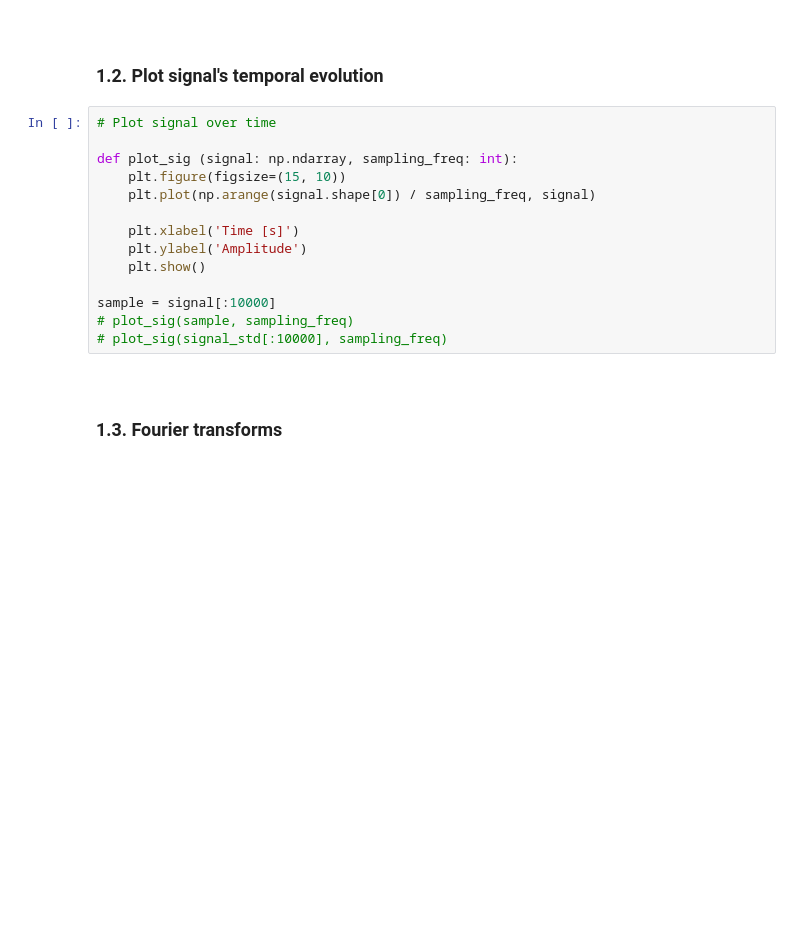
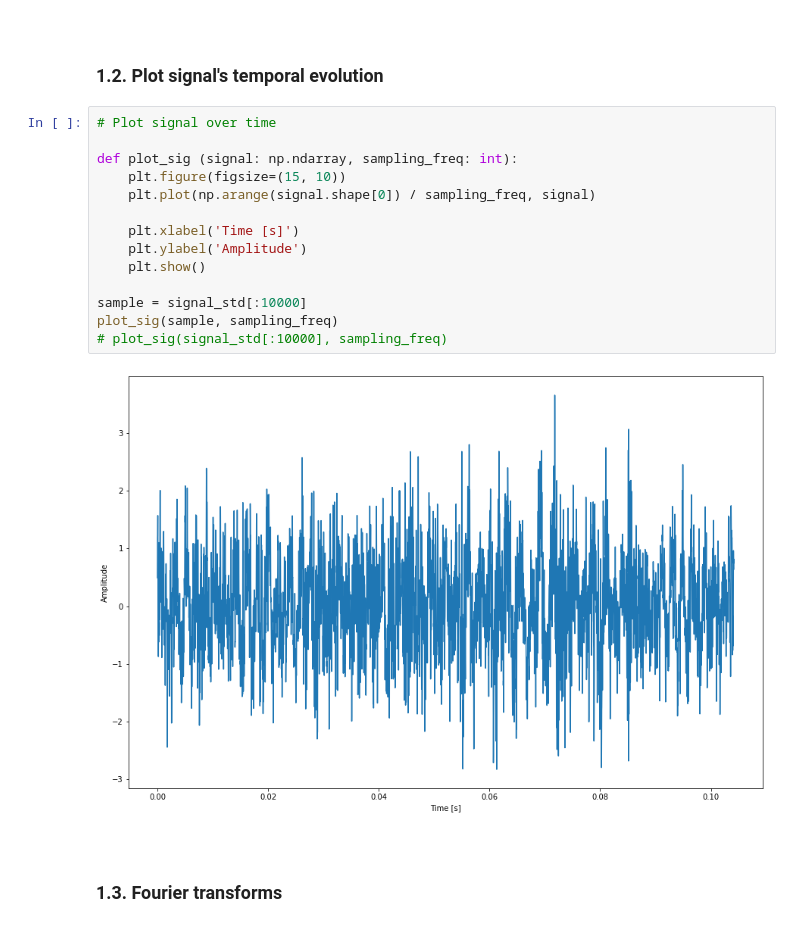
Before and after one commit to ahernot/data2021-bruits-mer, a Jupyter notebook: denoising.ipynb, the cells around one changed output. Drawn from its saved outputs; the diff is of its cells as text; blank space fills up the shorter version.

```diff
--- a/denoising.ipynb
+++ b/denoising.ipynb
@@ -64,17 +93,19 @@ signal_std = scaler.transform(signal_reshaped).flatten()
 # %%
 # Plot signal over time
 
 def plot_sig (signal: np.ndarray, sampling_freq: int):
     plt.figure(figsize=(15, 10))
     plt.plot(np.arange(signal.shape[0]) / sampling_freq, signal)
 
     plt.xlabel('Time [s]')
     plt.ylabel('Amplitude')
     plt.show()
 
-sample = signal[:10000]
-# plot_sig(sample, sampling_freq)
+sample = signal_std[:10000]
+plot_sig(sample, sampling_freq)
 # plot_sig(signal_std[:10000], sampling_freq)
+# %% [output]
+[figure, added]
 # %% [markdown]
 <br>
 
```
Also changed, not shown: parts of 6 cells of this notebook, 2 other files.
